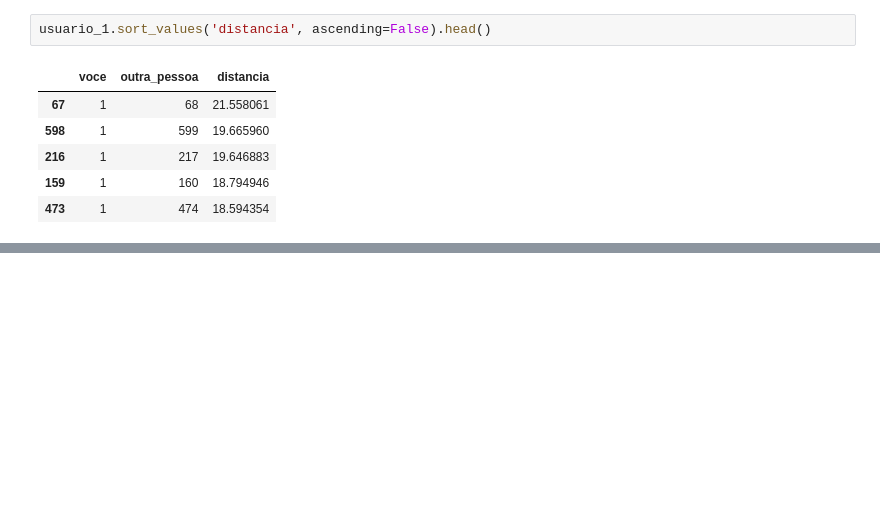
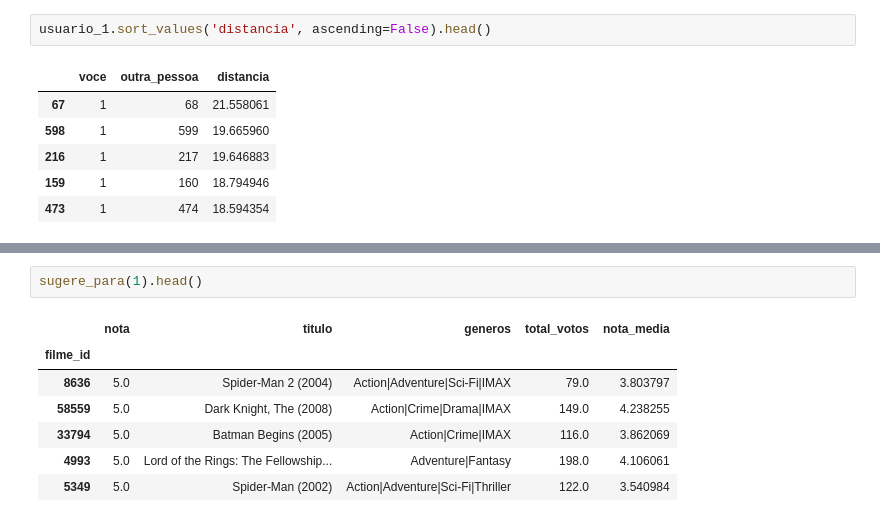
Before and after one commit to laurivansareta/sistema-recomendacao-movielens, a Jupyter notebook: sistema-recomendacao-movielens.ipynb, the cells around one changed output, grey strips where cells are left out. Saved outputs shown, nothing was run; the diff lists cells and outputs as text; blank space fills up the shorter version.

```diff
--- a/sistema-recomendacao-movielens.ipynb
+++ b/sistema-recomendacao-movielens.ipynb
@@ -369,0 +455,10 @@ mais_proximos_1.head()
+# %%
+sugere_para(1).head()
+# %% [output]
+|  | nota | titulo | generos | total_votos | nota_media |
+| filme_id |  |  |  |  |  |
+| 8636 | 5.0 | Spider-Man 2 (2004) | Action|Adventure|Sci-Fi|IMAX | 79.0 | 3.803797 |
+| 58559 | 5.0 | Dark Knight, The (2008) | Action|Crime|Drama|IMAX | 149.0 | 4.238255 |
+| 33794 | 5.0 | Batman Begins (2005) | Action|Crime|IMAX | 116.0 | 3.862069 |
+| 4993 | 5.0 | Lord of the Rings: The Fellowship... | Adventure|Fantasy | 198.0 | 4.106061 |
+| 5349 | 5.0 | Spider-Man (2002) | Action|Adventure|Sci-Fi|Thriller | 122.0 | 3.540984 |
```
Also changed, not shown: parts of 22 cells of this notebook.
